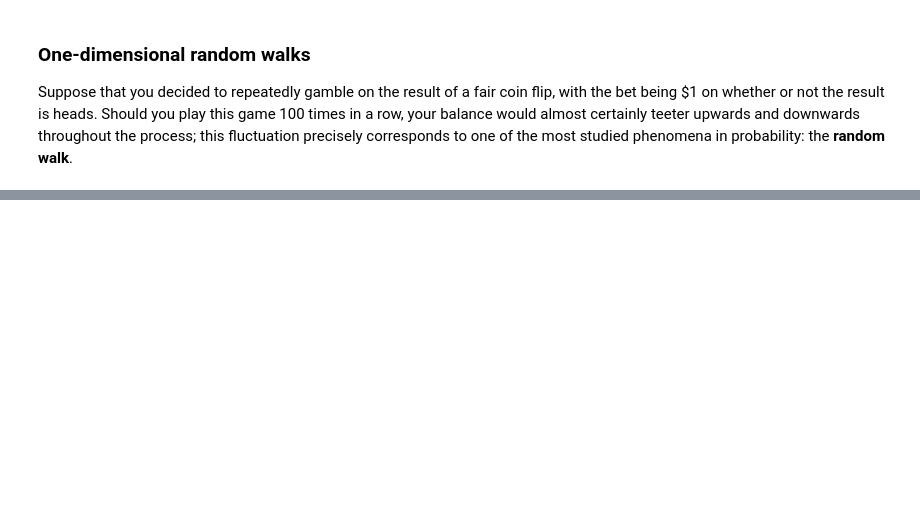
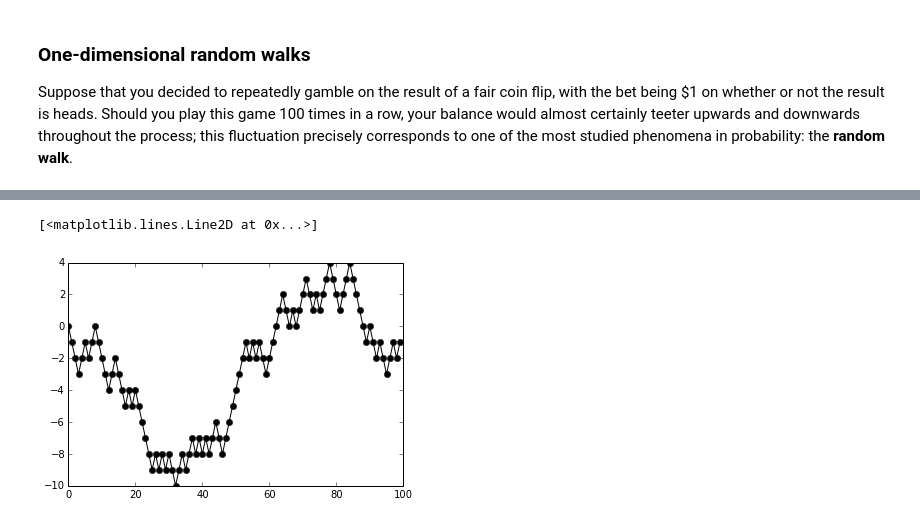
Before and after one commit to poulson/MitRW, a Jupyter notebook: Notebook04-RandomWalks.ipynb, the cells around one changed output, grey strips where cells are left out. Saved outputs shown, nothing was run; the diff lists cells and outputs as text; code cells hidden in the pictures; blank space fills up the shorter version.

Commit message:
Adding discussion of mode into first notebook and beginning work on random walks

```diff
--- a/Notebook04-RandomWalks.ipynb
+++ b/Notebook04-RandomWalks.ipynb
@@ -46,3 +46,10 @@ plt.plot(positions,'ko-')
+# %%
+numSteps = 100
+positions = randomWalk(numSteps)
+plt.plot(positions,'ko-')
+# %% [output]
+[<matplotlib.lines.Line2D at 0x...>]
+[figure, added]
 # %%
 # Return the entire trajectory from randomly walking in one of four
 # directions for a given number of steps
```
Also changed, not shown: parts of 6 cells of this notebook, 1 other file.
